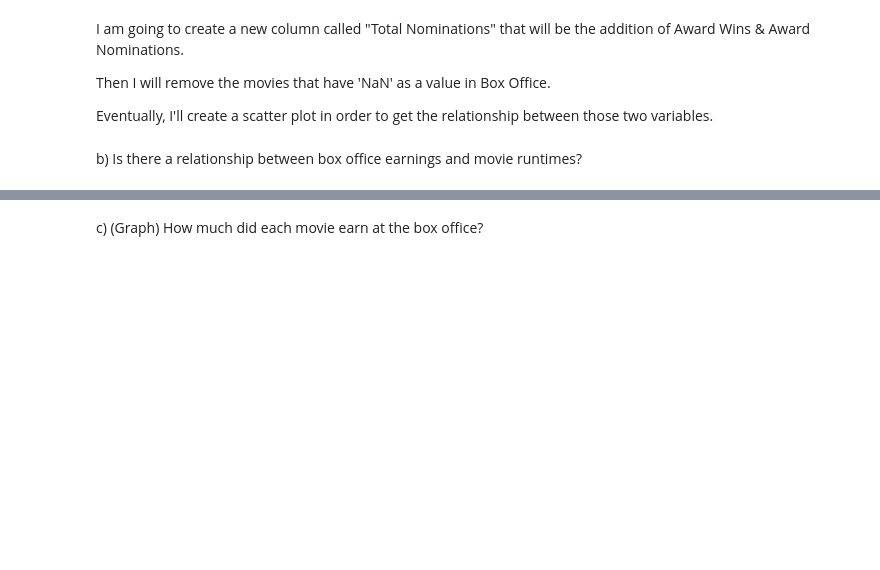
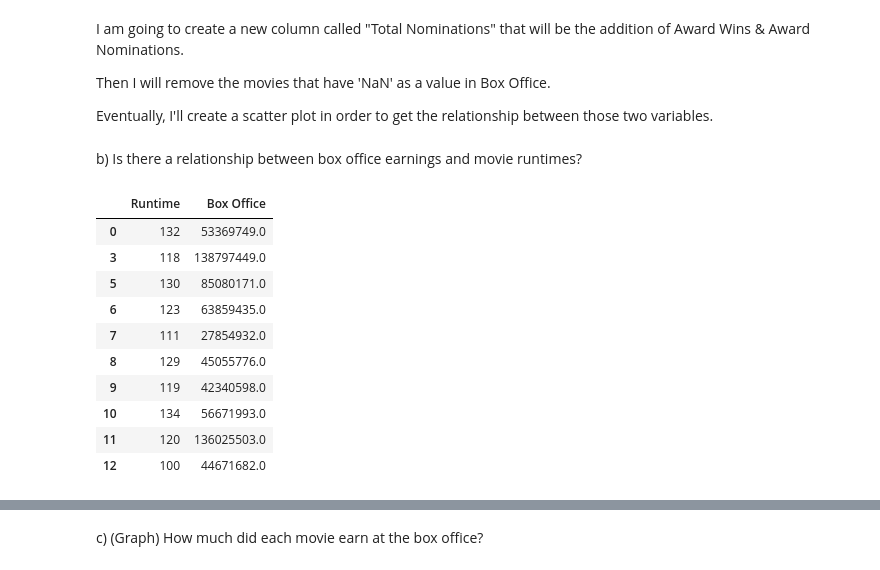
Before and after one commit to 3Grey6Jedi9/Data-Analysis-Project-08, a Jupyter notebook: movie_analysis.ipynb, the cells around one changed output, grey strips where cells are left out. Drawn from its saved outputs; the diff is of its cells as text; code cells hidden in the pictures; blank space fills up the shorter version.

```diff
--- a/movie_analysis.ipynb
+++ b/movie_analysis.ipynb
@@ -266,3 +266,20 @@ Then I will remove the movies that have 'NaN' as a value in Box Office.
 Eventually, I'll create a scatter plot in order to get the relationship between those two variables.
 # %% [markdown]
 b) Is there a relationship between box office earnings and movie runtimes?
+# %%
+movie_unique
+box_runtimes = movie_unique.iloc[:,[3,9]]
+box_runtimes_final = box_runtimes.dropna()
+box_runtimes_final
+# %% [output]
+|  | Runtime | Box Office |
+| 0 | 132 | 53369749.0 |
+| 3 | 118 | 138797449.0 |
+| 5 | 130 | 85080171.0 |
+| 6 | 123 | 63859435.0 |
+| 7 | 111 | 27854932.0 |
+| 8 | 129 | 45055776.0 |
+| 9 | 119 | 42340598.0 |
+| 10 | 134 | 56671993.0 |
+| 11 | 120 | 136025503.0 |
+| 12 | 100 | 44671682.0 |
```
Also changed, not shown: parts of 2 cells of this notebook.
